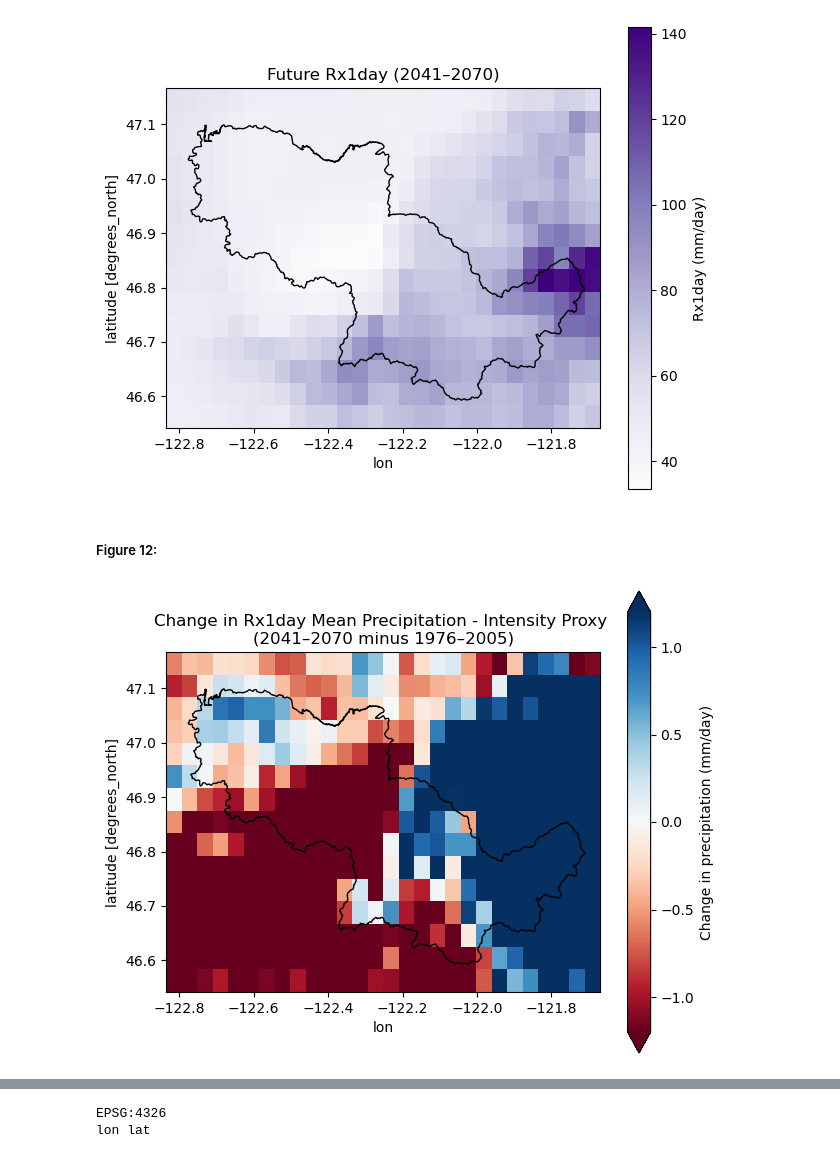
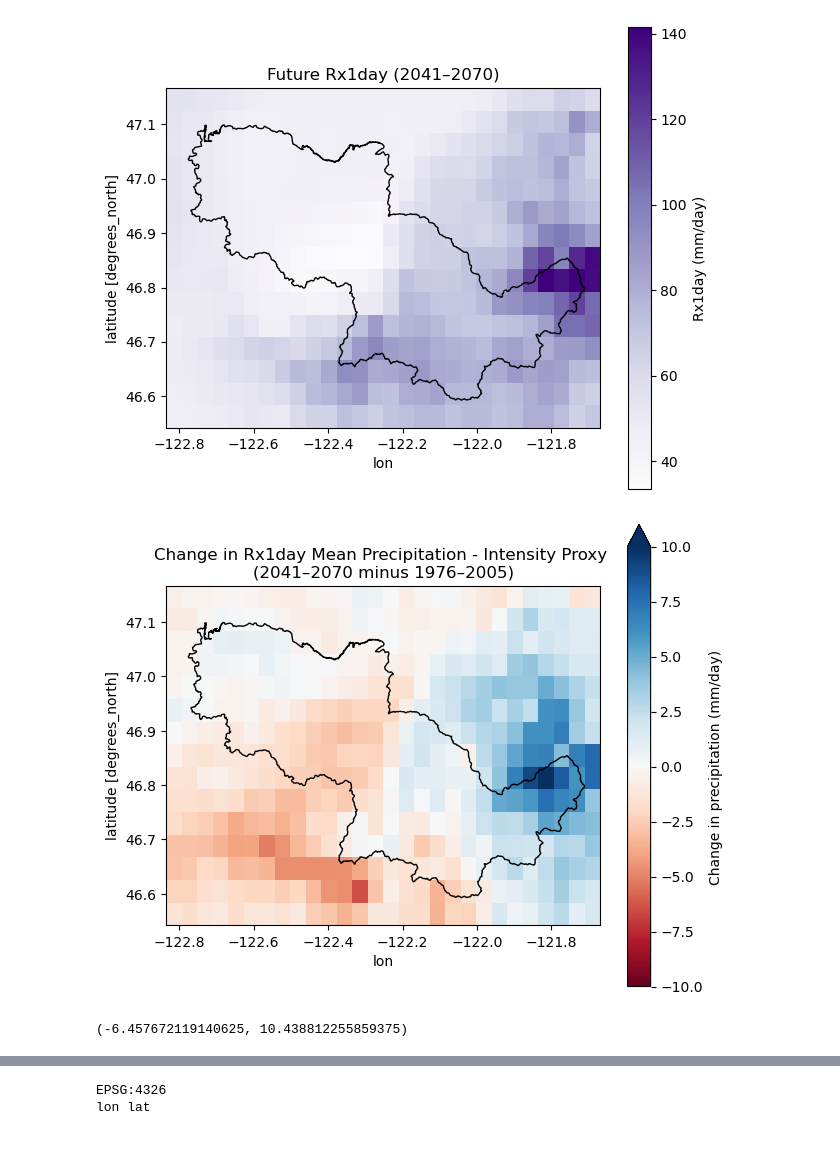
Before and after one commit to nym-veach/surface-runoff-susceptibility-model, a Jupyter notebook: notebooks/02-portfolio-runoff-blog.ipynb, the cells around one changed output, grey strips where cells are left out. Drawn from its saved outputs; the diff is of its cells as text; code cells hidden in the pictures.

```diff
--- a/notebooks/02-portfolio-runoff-blog.ipynb
+++ b/notebooks/02-portfolio-runoff-blog.ipynb
@@ -1417,36 +1417,39 @@ ax.set_title("Future Rx1day (2041–2070)")
 plt.show()
 # %% [output]
 [figure]
-# %% [markdown]
-##### Figure 12:
 # %%
 # Calculate the difference between future and historical wet-season precipitation
 # Positive values indicate an increase in precipitation
 change_pr_max = rx1day_fut_mean - rx1day_hist_mean
 
 # Create figure and axis for plotting the difference map
 fig, ax = plt.subplots(figsize=(7, 6))
 
 # Plot the difference raster
 change_pr_max.plot(
     ax=ax,
     cmap="RdBu", # Diverging colormap  (red = decrease, blue = increase)
-    vmin=-1.2, # Set color scale evenly
-    vmax=1.2,  # Set color scale evenly
+    vmin=-10, # Set color scale evenly
+    vmax=10,  # Set color scale evenly
     cbar_kwargs={"label": "Change in precipitation (mm/day)"}
 )
 
 # Add a descriptive title explaining the comparison
 ax.set_title("Change in Rx1day Mean Precipitation - Intensity Proxy \n(2041–2070 minus 1976–2005)")
 
 # Overlay watershed boundary for spatial reference
 nisqually_gdf.to_crs("EPSG:4326").boundary.plot(
     ax=ax,
     color="black",
     linewidth=1
 )
 
 # Display the plot
 plt.show()
 # %% [output]
-[figure, old version]
+[figure, new version]
+# %%
+# Check out the min/max values to make sure they make sense
+float(change_pr_max.min()), float(change_pr_max.max())
+# %% [output]
+(-6.457672119140625, 10.438812255859375)
```
Also changed, not shown: parts of 4 cells of this notebook, 1 other file.
